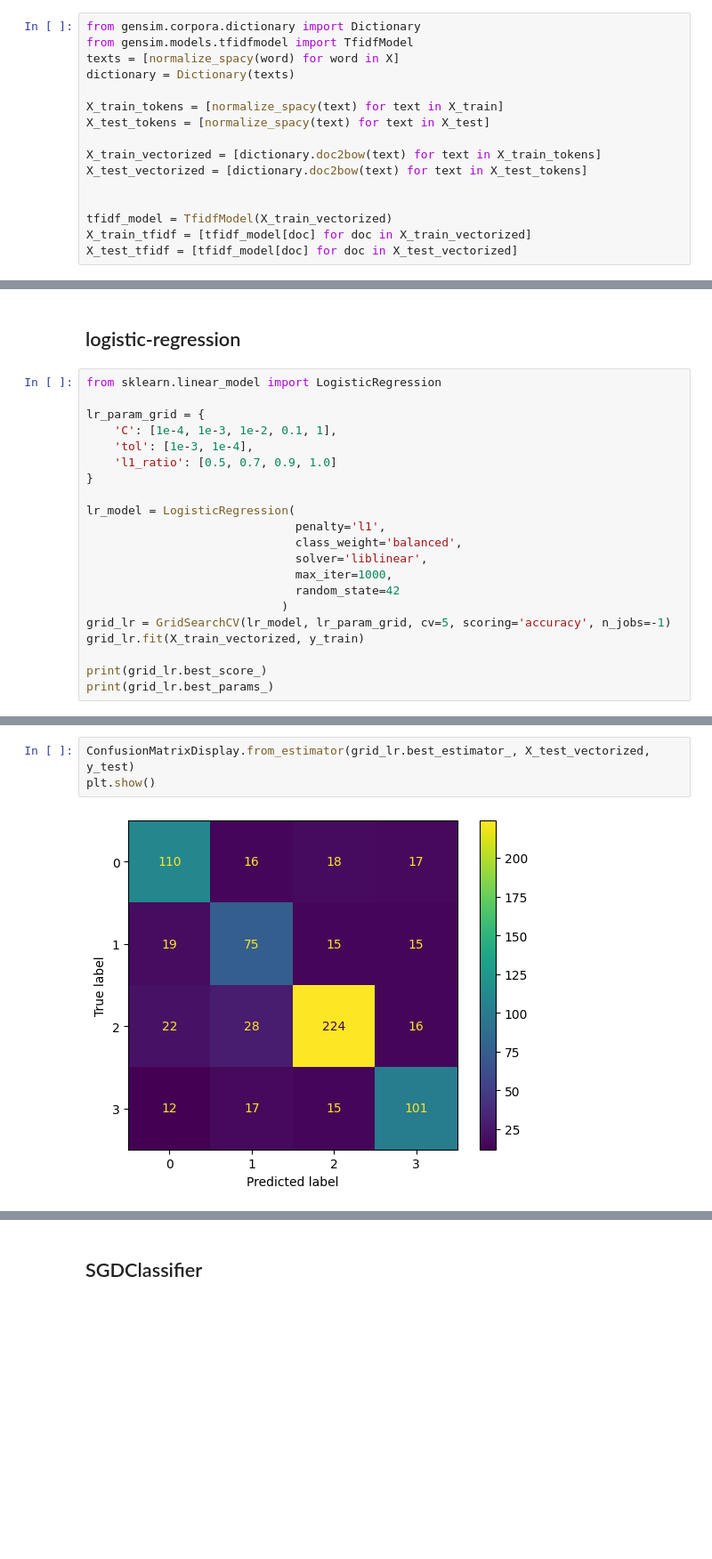
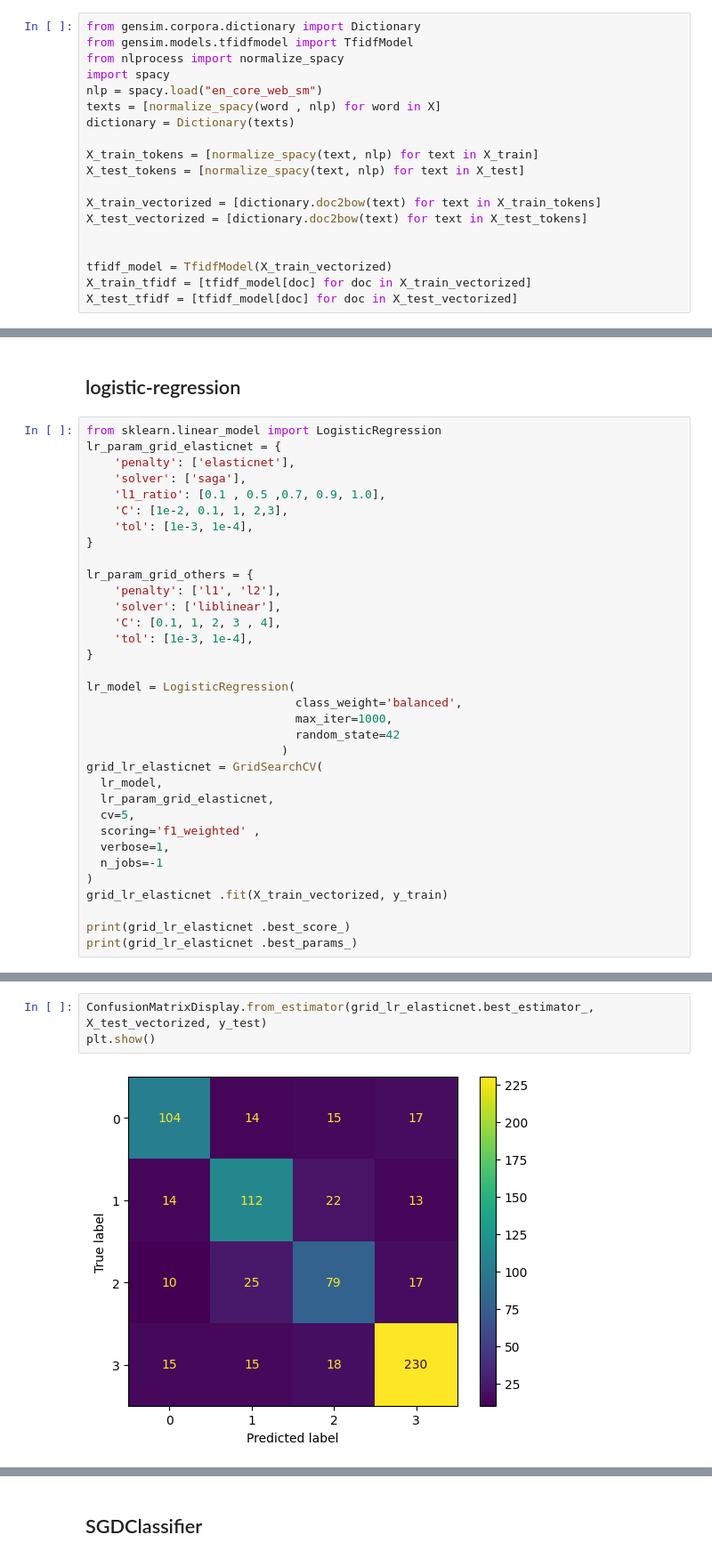
Before and after one commit to Jan-dai/ML, a Jupyter notebook: Mental_Health_Problem/MLearn.ipynb, the cells around one changed output, grey strips where cells are left out. Shown: that part at 89% size. Drawn from its saved outputs; the diff is of its cells as text; blank space fills up the shorter version.

```diff
--- a/Mental_Health_Problem/MLearn.ipynb
+++ b/Mental_Health_Problem/MLearn.ipynb
@@ -104,11 +132,14 @@ X_train, X_test, y_train, y_test = train_test_split(X, y, test_size=0.2 , strati
 # %%
 from gensim.corpora.dictionary import Dictionary
 from gensim.models.tfidfmodel import TfidfModel
-texts = [normalize_spacy(word) for word in X]
+from nlprocess import normalize_spacy
+import spacy
+nlp = spacy.load("en_core_web_sm")
+texts = [normalize_spacy(word , nlp) for word in X]
 dictionary = Dictionary(texts)
 
-X_train_tokens = [normalize_spacy(text) for text in X_train]
-X_test_tokens = [normalize_spacy(text) for text in X_test]
+X_train_tokens = [normalize_spacy(text, nlp) for text in X_train]
+X_test_tokens = [normalize_spacy(text, nlp) for text in X_test]
 
 X_train_vectorized = [dictionary.doc2bow(text) for text in X_train_tokens]
 X_test_vectorized = [dictionary.doc2bow(text) for text in X_test_tokens]
@@ -284,23 +364,36 @@ logistic-regression
 ---
 # %%
 from sklearn.linear_model import LogisticRegression
+lr_param_grid_elasticnet = {
+    'penalty': ['elasticnet'],
+    'solver': ['saga'],
+    'l1_ratio': [0.1 , 0.5 ,0.7, 0.9, 1.0],
+    'C': [1e-2, 0.1, 1, 2,3],
+    'tol': [1e-3, 1e-4],
+}
 
-lr_param_grid = {
-    'C': [1e-4, 1e-3, 1e-2, 0.1, 1],
+lr_param_grid_others = {
+    'penalty': ['l1', 'l2'],
+    'solver': ['liblinear'],
+    'C': [0.1, 1, 2, 3 , 4],
     'tol': [1e-3, 1e-4],
-    'l1_ratio': [0.5, 0.7, 0.9, 1.0]
 }
 
 lr_model = LogisticRegression(
-                              penalty='l1',
                               class_weight='balanced',
-                              solver='liblinear',
                               max_iter=1000,
                               random_state=42
                             )
-grid_lr = GridSearchCV(lr_model, lr_param_grid, cv=5, scoring='accuracy', n_jobs=-1)
-grid_lr.fit(X_train_vectorized, y_train)
+grid_lr_elasticnet = GridSearchCV(
+  lr_model,
+  lr_param_grid_elasticnet,
+  cv=5,
+  scoring='f1_weighted' ,
+  verbose=1,
+  n_jobs=-1
+)
+grid_lr_elasticnet .fit(X_train_vectorized, y_train)
 
-print(grid_lr.best_score_)
-print(grid_lr.best_params_)
+print(grid_lr_elasticnet .best_score_)
+print(grid_lr_elasticnet .best_params_)
 # %% [output]
@@ -322,5 +457,5 @@ weighted avg       0.71      0.71      0.71       720
 # %%
-ConfusionMatrixDisplay.from_estimator(grid_lr.best_estimator_, X_test_vectorized, y_test)
+ConfusionMatrixDisplay.from_estimator(grid_lr_elasticnet.best_estimator_, X_test_vectorized, y_test)
 plt.show()
 # %% [output]
-[figure, old version]
+[figure, new version]
```
Also changed, not shown: parts of 56 cells of this notebook, 13 other files.
